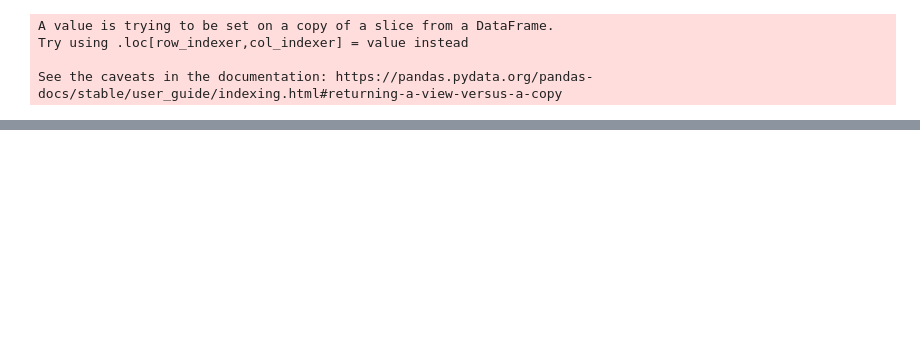
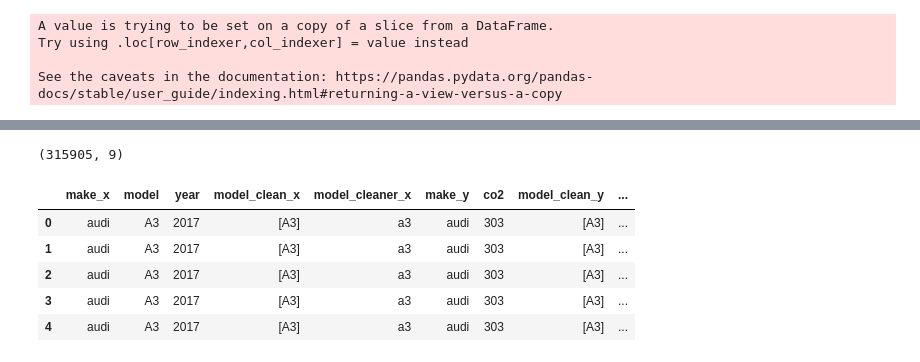
Before and after one commit to BloomTech-Labs/street-smarts-ds, a Jupyter notebook: notebooks/data_merge.ipynb, the cells around one changed output, grey strips where cells are left out. Drawn from its saved outputs; the diff is of its cells as text; code cells hidden in the pictures; blank space fills up the shorter version.

```diff
--- a/notebooks/data_merge.ipynb
+++ b/notebooks/data_merge.ipynb
@@ -23,7 +23,7 @@ df.head()
 | 4 | 5 | 16784 | 2015 | 22800 | Las Vegas | NV | KL4CJBSB3FB166881 | Buick | EncoreConvenience |
 # %%
 # df["model"].apply(lambda x: re.findall('[A-Z][^A-Z]*', x))
-
+df = df[["make", "model", "year"]]
 df["model_clean"] = df["model"].apply(lambda x: re.sub( r"([A-Z])", r" \1", x).split())
 # %%
 df2.head()
@@ -59,0 +69,4 @@ df2_sub.head(10)
+# %%
+df2_sub["model_cleaner"] = df2_sub["model_clean"].apply(lambda x: x[0].lower())
+df2_sub["make"] = df2_sub["make"].apply(lambda x: x.lower())
+df2_sub.head()
@@ -59,0 +89,4 @@ df2_sub.head(10)
+# %%
+df["model_cleaner"] = df["model_clean"].apply(lambda x: x[0].lower())
+df["make"] = df["make"].apply(lambda x: x.lower())
+df.head()
@@ -59,0 +113,13 @@ df2_sub.head(10)
+# %%
+# merge df and df_2 on year and model only keeping rows that exist in the right df
+df3 = pd.merge(df, df2_sub, on=["year", "model"], how="inner")
+print(df3.shape)
+df3.head()
+# %% [output]
+(315905, 9)
+|  | make_x | model | year | model_clean_x | model_cleaner_x | make_y | co2 | model_clean_y | ... |
+| 0 | audi | A3 | 2017 | [A3] | a3 | audi | 303 | [A3] | ... |
+| 1 | audi | A3 | 2017 | [A3] | a3 | audi | 303 | [A3] | ... |
+| 2 | audi | A3 | 2017 | [A3] | a3 | audi | 303 | [A3] | ... |
+| 3 | audi | A3 | 2017 | [A3] | a3 | audi | 303 | [A3] | ... |
+| 4 | audi | A3 | 2017 | [A3] | a3 | audi | 303 | [A3] | ... |
```
Also changed, not shown: parts of 7 cells of this notebook, 2 other files.
